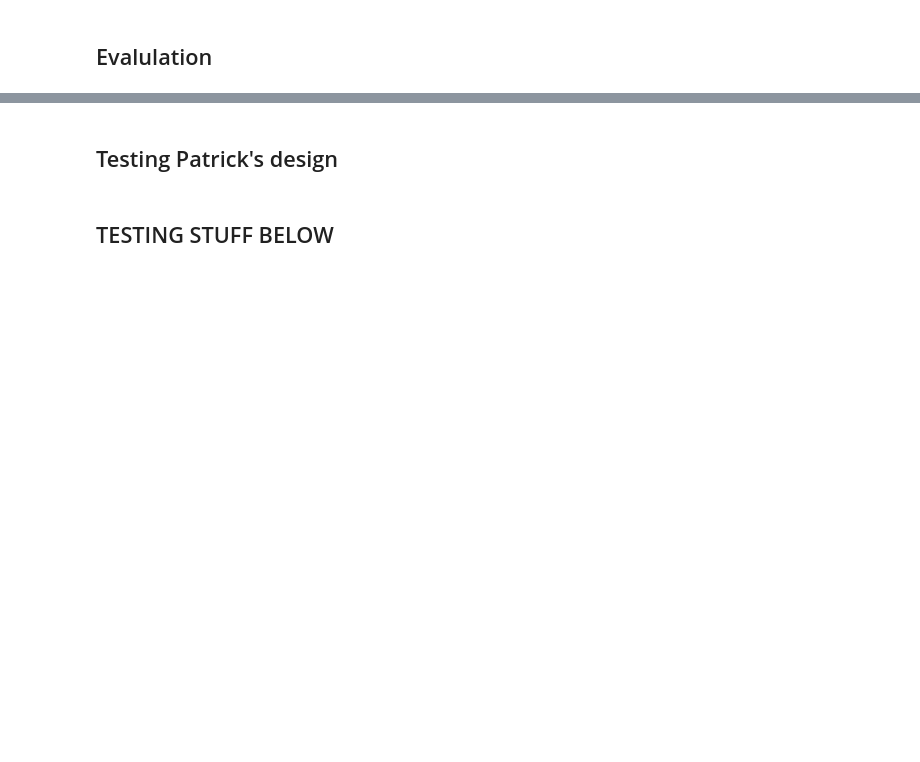
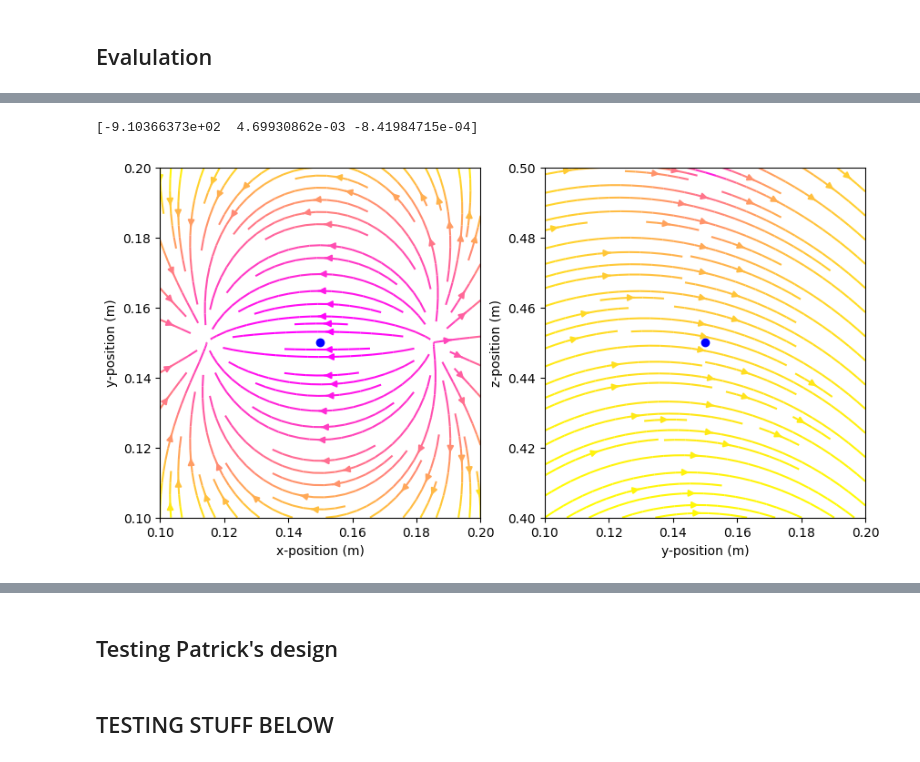
Before and after one commit to HeartLab-McMaster/MagnetOptimization, a Jupyter notebook: main.ipynb, the cells around one changed output, grey strips where cells are left out. Cells and saved outputs as stored; diff of their text form; code cells hidden in the pictures; blank space fills up the shorter version.

```diff
--- a/main.ipynb
+++ b/main.ipynb
@@ -256,0 +491,9 @@ print(force_x(res.x))
+# %%
+BF0 = [
+  ([ 0.0001,  0.0, 0.0], [ 0.001,  0.0, 0.0]),
+  ([ 0.0,  0.0001, 0.0], [ 0.0,  0.001, 0.0]),
+  ([ 0.0,  0.0, 0.0001], [ 0.0,  0.0, 0.001]),
+  ([ 0.0,  0.0001, 0.0001], [ 0.0,  0.001, 0.001])
+  ]
+# %%
+res.x = np.array([0.0, 0.0, 0.0, 0.0, 0.0, 0.0, 0.0, 0.0])
@@ -256,0 +503,9 @@ print(force_x(res.x))
+# %%
+results = []
+for i in BF0:
+  B0, F0 = i[0], i[1]
+  x0 = np.random.rand(K) * 2*np.pi
+  res = minimize(control_f, x0, method='BFGS', jac=control_f_jac,
+                options={'gtol': 1e-12, 'maxiter': 1000})
+  print(res.success)
+  results.append(res.x)
@@ -256,0 +520,59 @@ print(force_x(res.x))
+# %%
+
+coll = magpy.Collection()
+j = Br / mu_0
+inds = top_k(X, K)
+
+# Create an observer grid in the xy-symmetry plane
+grid = np.mgrid[0.1:0.2:50j, 0.1:0.2:50j, 0.45:0.45:1j].T[0]
+X, Y, _ = np.moveaxis(grid, 2, 0)
+
+# Create an observer grid in the yz-symmetry plane
+grid2 = np.array([[(0.15, y, z) for y in np.linspace(0.1, 0.2, 50)] for z in np.linspace(0.4, 0.5, 50)])
+_, Y2, Z2 = np.moveaxis(grid2, 2, 0)
+
+for ind, i in enumerate(inds):
+    p, r = S[i]
+    # magpy.magnet.Cuboid(magnetization=(M,0,0), dimension=(0.02,0.01,0.05), position=(-0.074806,0,0))
+    angles = [r[ind] for r in results]
+    coll.add(magpy.magnet.Cuboid(magnetization=(j, 0, 0), dimension=(l, l, l), position=p, orientation=R.from_matrix(r)).rotate_from_angax(angles, axis=r.dot([0, 0, 1]), start=0, degrees=False))
+# for m in coll:
+    # m.rotate_from_angax(0, axis=r.dot([0, 0, 1]), start=0, degrees=False))
+
+moments = [[0, 0, 90], [0, -90, 0], [0, -45, 45]]
+# dip = magpy.misc.Dipole(moment=BF0[0][1], position=[0, 0, 0.4])
+# coll.add(magpy.magnet.Cuboid(magnetization=(j, 0, 0), dimension=(3.0e-3, 3.0e-3, 3.0e-3), position=target, style_magnetization_mode='arrow'))
+coll.add(magpy.misc.Dipole(moment=(j, 0, 0), position=target, style_color='red', style_size=1.5))
+# r.dot([np.cos(theta[i]), np.sin(theta[i]), 0])
+# coll.add(magpy.magnet.Cuboid(magnetization=(J, 0, 0), dimension=(l, l, l), position=p))
+
+print(coll.getB([0.15, 0.15, 0.45]))
+b = coll.getB(grid)
+Bx, By, _ = np.moveaxis(b, 2, 0)
+
+b2 = coll.getB(grid2)
+_, By2, Bz2 = np.moveaxis(b2, 2, 0)
+
+fig, [ax1,ax2] = plt.subplots(1, 2, figsize=(10, 5))
+ax1.streamplot(X, Y, Bx, By, color=np.log(norm(b, axis=2)), cmap="spring_r")
+ax1.plot(0.15, 0.15, 'bo')
+ax2.streamplot(Y2, Z2, By2, Bz2, color=np.log(norm(b2, axis=2)), cmap="spring_r")
+ax2.plot(0.15, 0.45, 'bo')
+
+ax1.set(
+    xlabel="x-position (m)",
+    ylabel="y-position (m)",
+    xlim=(0.1, 0.2),
+    ylim=(0.1, 0.2),
+)
+
+ax2.set(
+    xlabel="y-position (m)",
+    ylabel="z-position (m)",
+    xlim=(0.1, 0.2),
+    ylim=(0.4, 0.5),
+)
+magpy.show(coll, animation=False)
+# %% [output]
+[-9.10366373e+02  4.69930862e-03 -8.41984715e-04]
+[figure, added]
```
Also changed, not shown: parts of 56 cells of this notebook, 6 other files.
